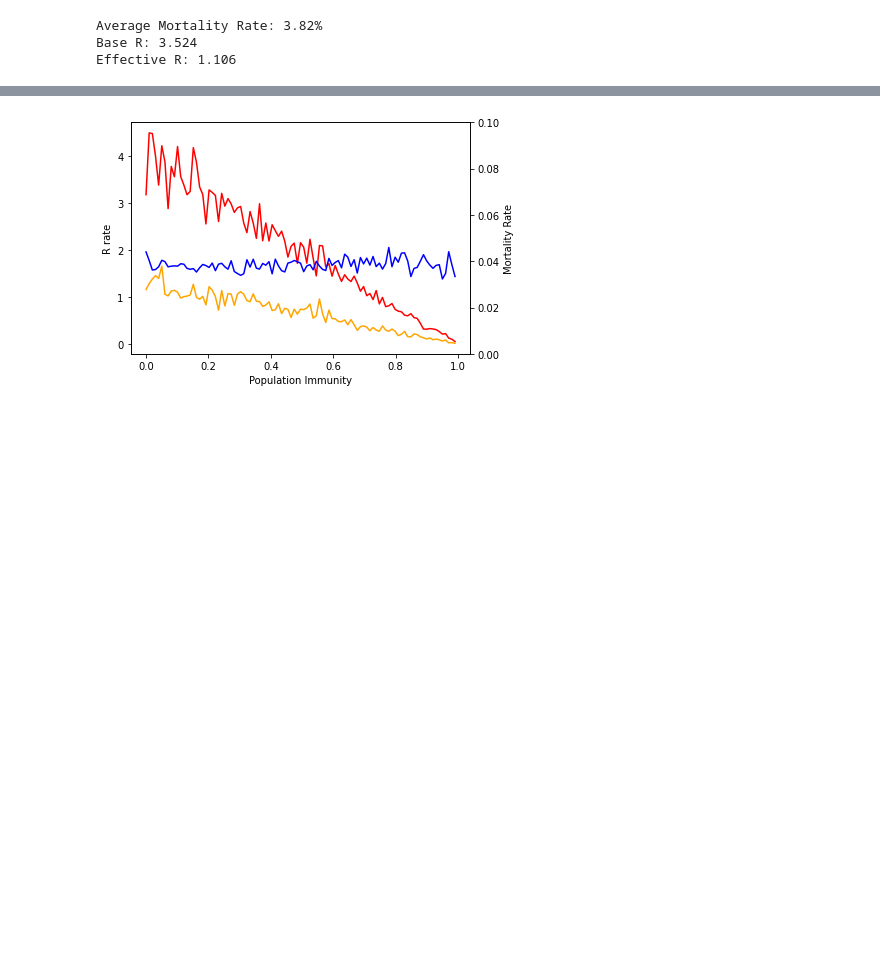
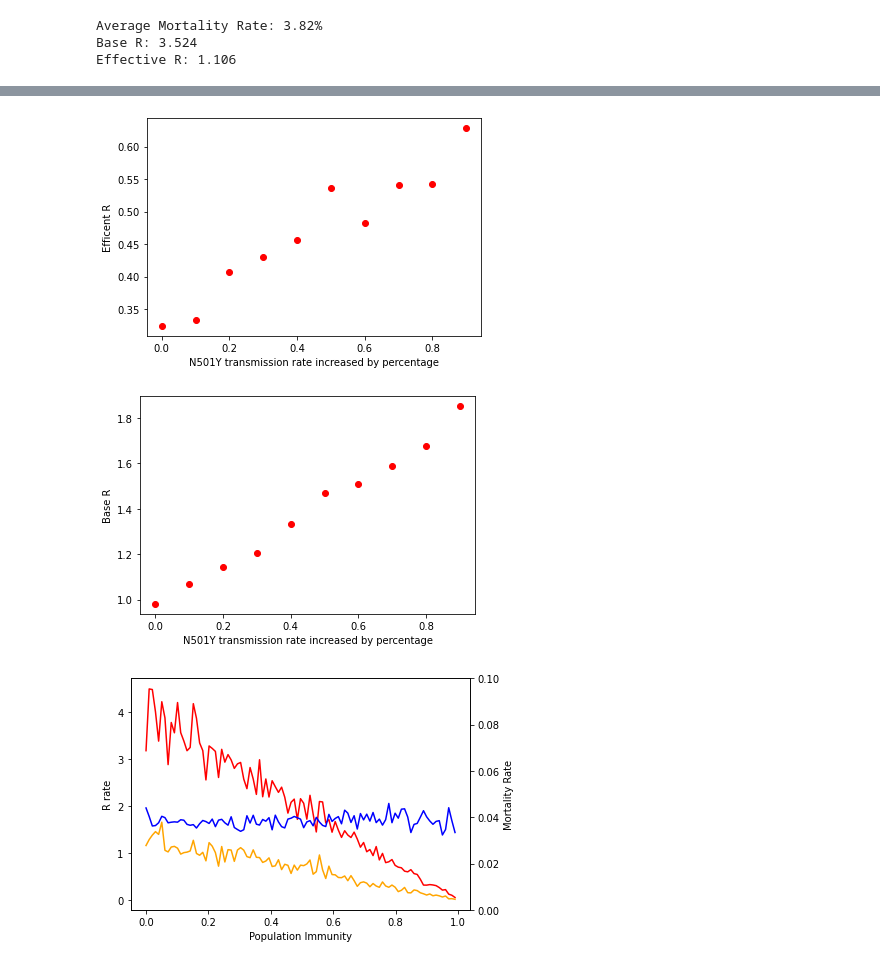
Before and after one commit to ashwinahuja/HowQuicklyCanWeGetBackToThePub, a Jupyter notebook: tti/notebooks/Testing Notebook.ipynb, the cells around one changed output, grey strips where cells are left out. Cells and saved outputs as stored; diff of their text form; code cells hidden in the pictures; blank space fills up the shorter version.

```diff
--- a/tti/notebooks/Testing Notebook.ipynb
+++ b/tti/notebooks/Testing Notebook.ipynb
@@ -101,3 +158,29 @@ Effective R: 1.106
+# %%
+# New variant effects on R if vaccination is taken into account
+# Double dose can be true of false
+# Vaccine strategies are: none, all, gov, young_inc_children
+# Vaccine efficacy are: ?
+
+efficent_R_values = list()
+base_R_values = list()
+
+for i in new_variant:
+    find_R(i, True, 'all', None)
+
+plt.ylabel('Efficent R')
+plt.xlabel('N501Y transmission rate increased by percentage')
+label_variant = [n - 1 for n in new_variant]
+plt.plot(label_variant, efficent_R_values , 'ro')
+plt.show()
+
+plt.ylabel('Base R')
+plt.xlabel('N501Y transmission rate increased by percentage')
+label_variant = [n - 1 for n in new_variant]
+plt.plot(label_variant, base_R_values , 'ro')
+plt.show()
+# %% [output]
+[figure, added]
+[figure, added]
 # %%
 base_r_rates = []
 effective_r_rates = []
```
Also changed, not shown: parts of 5 cells of this notebook.
